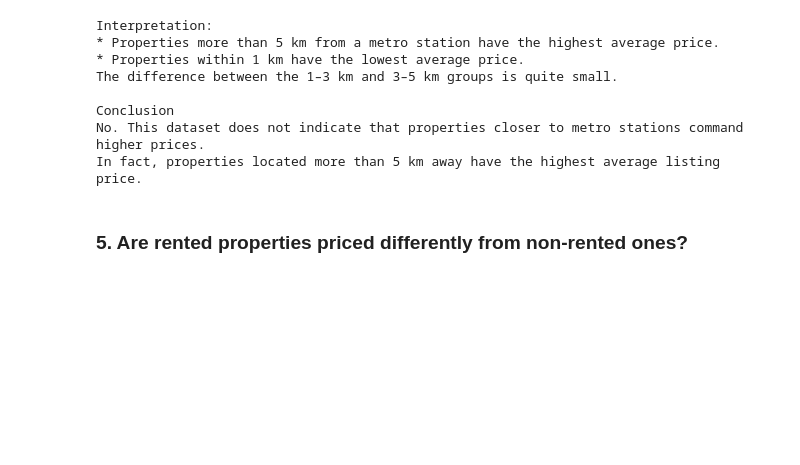
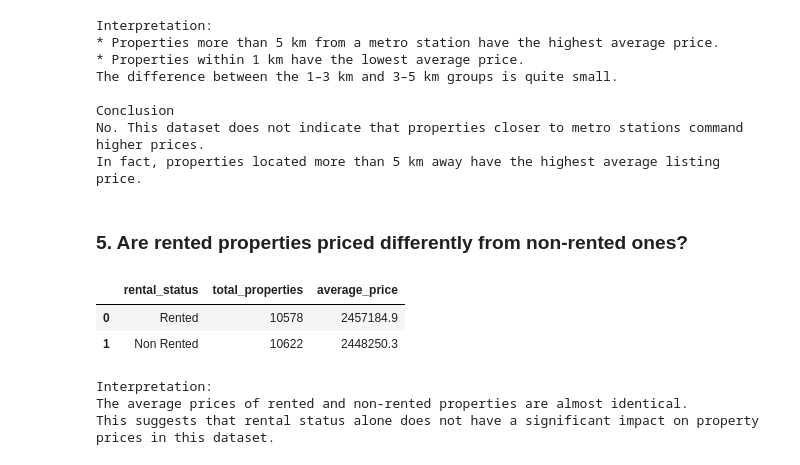
Before and after one commit to mukundnaramesh2605/guvi-python-sql-pandas-project-1, a Jupyter notebook: project.ipynb, the cells around one changed output. Cells and saved outputs as stored; diff of their text form; code cells hidden in the pictures; blank space fills up the shorter version.

Commit message:
5. Are rented properties priced differently from non-rented ones?

```diff
--- a/project.ipynb
+++ b/project.ipynb
@@ -551,3 +551,33 @@ No. This dataset does not indicate that properties closer to metro stations comm
 In fact, properties located more than 5 km away have the highest average listing price.
 # %% [markdown]
 ### 5. Are rented properties priced differently from non-rented ones?
+# %%
+query5 = """
+SELECT
+    CASE
+        WHEN p.isrented = 1 THEN 'Rented'
+        ELSE 'Non Rented'
+    END AS rental_status,
+    COUNT(*) AS total_properties,
+    ROUND(AVG(l.price), 2) AS average_price
+FROM listings l
+JOIN property_attributes p
+ON l.listingid = p.listingid
+GROUP BY rental_status
+ORDER BY average_price DESC;
+"""
+result5 = pd.read_sql(query5, conn)
+display(result5)
+interpretation = """
+Interpretation:
+The average prices of rented and non-rented properties are almost identical.
+This suggests that rental status alone does not have a significant impact on property prices in this dataset.
+"""
+print(interpretation)
+# %% [output]
+|  | rental_status | total_properties | average_price |
+| 0 | Rented | 10578 | 2457184.9 |
+| 1 | Non Rented | 10622 | 2448250.3 |
+Interpretation:
+The average prices of rented and non-rented properties are almost identical.
+This suggests that rental status alone does not have a significant impact on property prices in this dataset.
```
